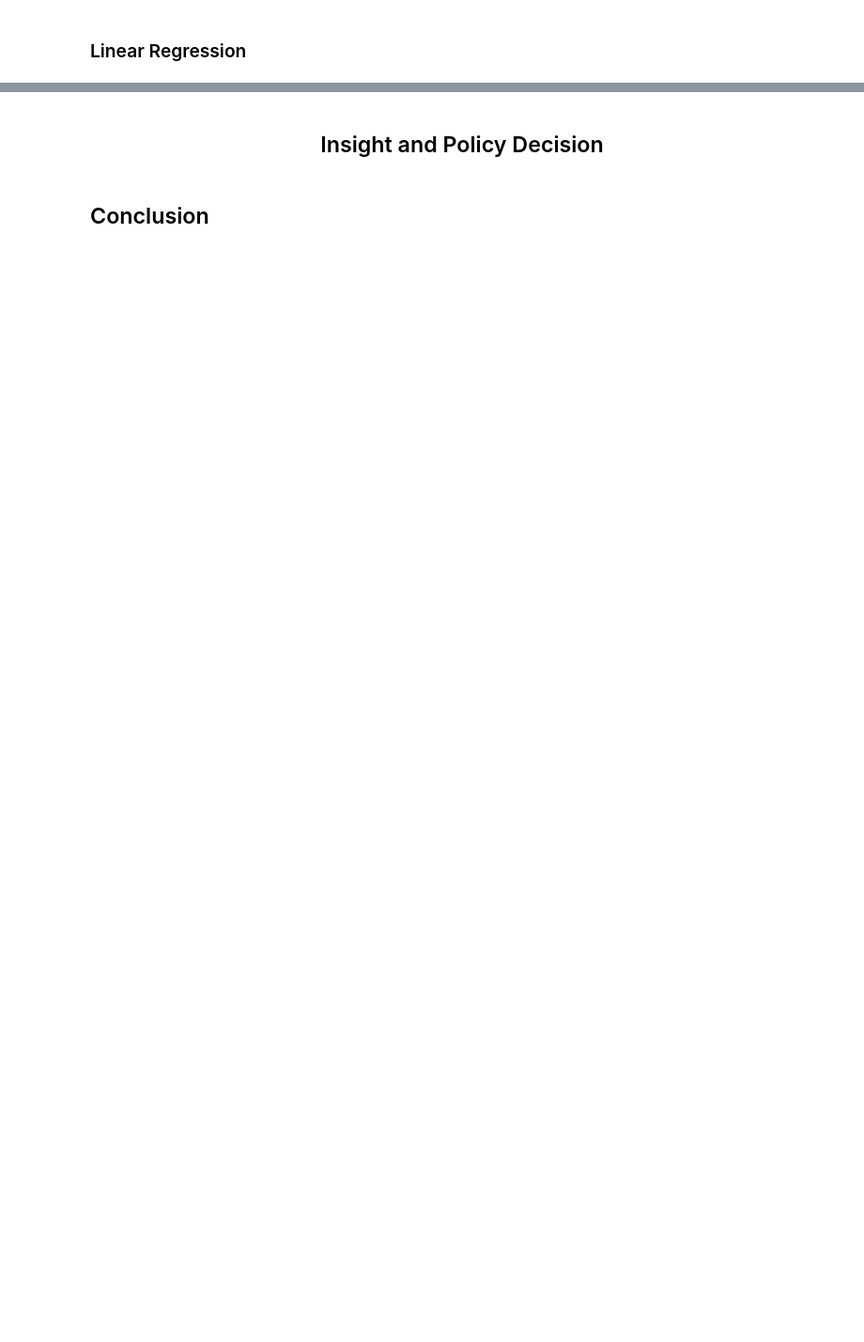
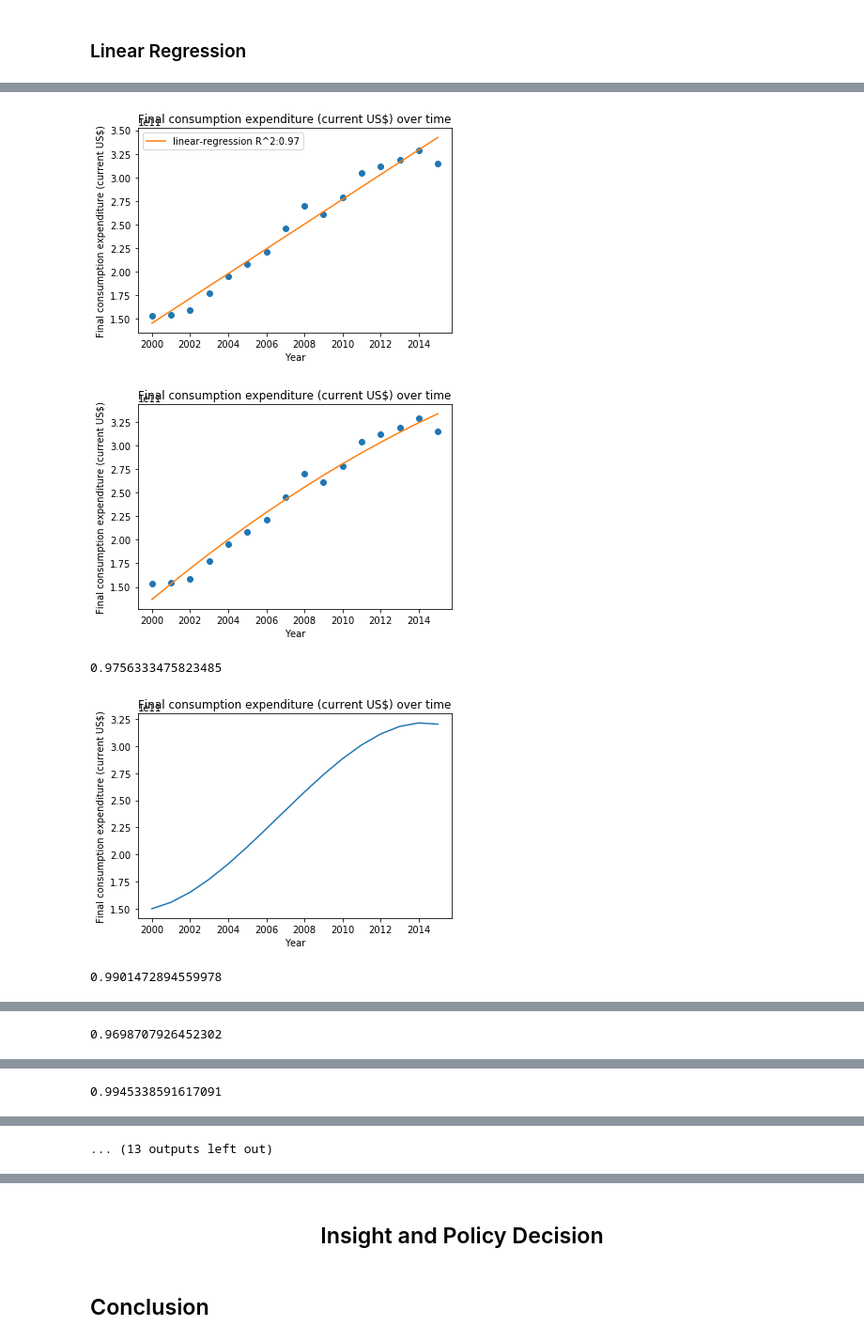
Before and after one commit to thechuster/thechuster.github.io, a Jupyter notebook: FinalProject.ipynb, the cells around one changed output, grey strips where cells are left out. Shown at 94% size. Drawn from its saved outputs; the diff is of its cells as text; code cells hidden in the pictures; blank space fills up the shorter version.

```diff
--- a/FinalProject.ipynb
+++ b/FinalProject.ipynb
@@ -557,0 +681,12 @@ plt.show()
+# %%
+plot_GDP_predictors("Final consumption expenditure (current US$)",1,linearData)
+plot_GDP_predictors("General government final consumption expenditure (current US$)",2,linearData)
+plot_GDP_predictors("Foreign direct investment, net inflows (BoP, current US$)",3,linearData)
+plot_GDP_predictors("Exports of goods and services (current US$)",4,linearData)
+plot_GDP_predictors("Imports of goods and services (current US$)",5,linearData)
+# %% [output]
+[figure, added]
+[figure, added]
+0.9756333475823485
+[figure, added]
+0.9901472894559978
@@ -557,0 +695 @@ plt.show()
+0.9698707926452302
@@ -557,0 +697 @@ plt.show()
+0.9945338591617091
@@ -557,0 +700 @@ plt.show()
+... (13 outputs left out)
```
Also changed, not shown: parts of 28 cells of this notebook.
